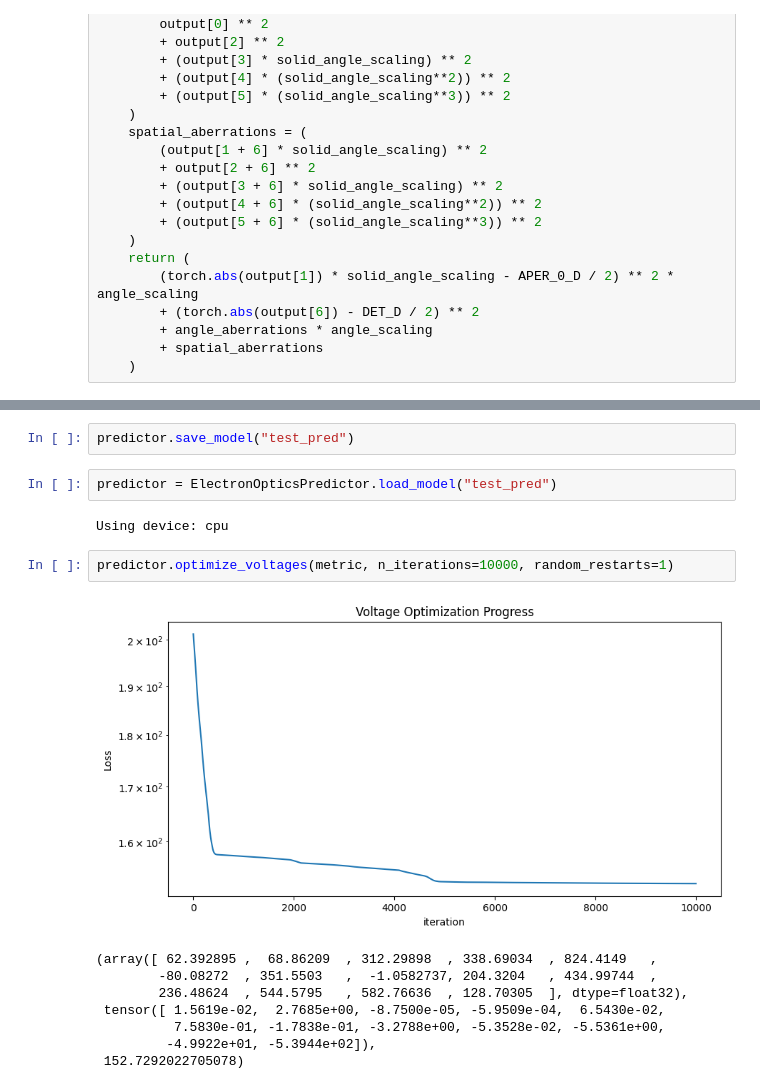
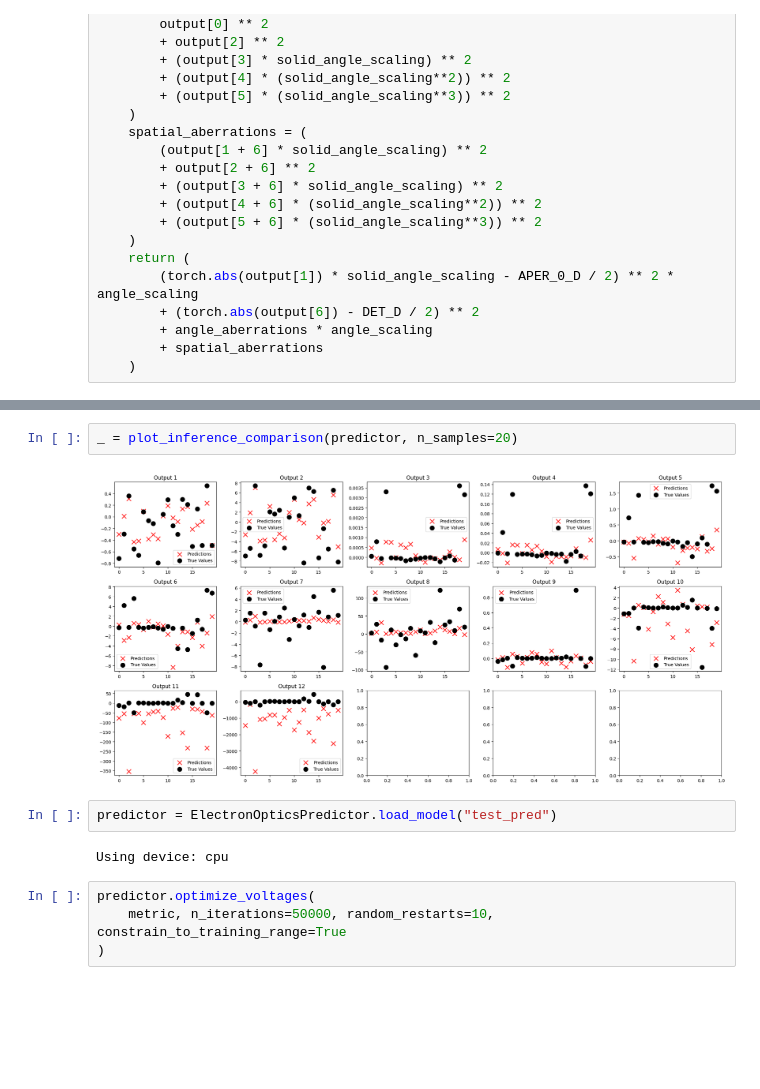
Before and after one commit to larrywu7/electron_optics, a Jupyter notebook: single_training_set.ipynb, the cells around one changed output, grey strips where cells are left out. Cells and saved outputs as stored; diff of their text form; blank space fills up the shorter version.

```diff
--- a/single_training_set.ipynb
+++ b/single_training_set.ipynb
@@ -115,17 +87,12 @@ Training completed. Best validation loss: 0.000435
 # %%
-predictor.save_model("test_pred")
+_ = plot_inference_comparison(predictor, n_samples=20)
+# %% [output]
+[figure, added]
 # %%
 predictor = ElectronOpticsPredictor.load_model("test_pred")
 # %% [output]
 Using device: cpu
 # %%
-predictor.optimize_voltages(metric, n_iterations=10000, random_restarts=1)
+predictor.optimize_voltages(
+    metric, n_iterations=50000, random_restarts=10, constrain_to_training_range=True
+)
-# %% [output]
-[figure, removed]
-(array([ 62.392895 ,  68.86209  , 312.29898  , 338.69034  , 824.4149   ,
-        -80.08272  , 351.5503   ,  -1.0582737, 204.3204   , 434.99744  ,
-        236.48624  , 544.5795   , 582.76636  , 128.70305  ], dtype=float32),
- tensor([ 1.5619e-02,  2.7685e+00, -8.7500e-05, -5.9509e-04,  6.5430e-02,
-          7.5830e-01, -1.7838e-01, -3.2788e+00, -5.3528e-02, -5.5361e+00,
-         -4.9922e+01, -5.3944e+02]),
- 152.7292022705078)
```
Also changed, not shown: parts of 4 cells of this notebook, 2 other files.
